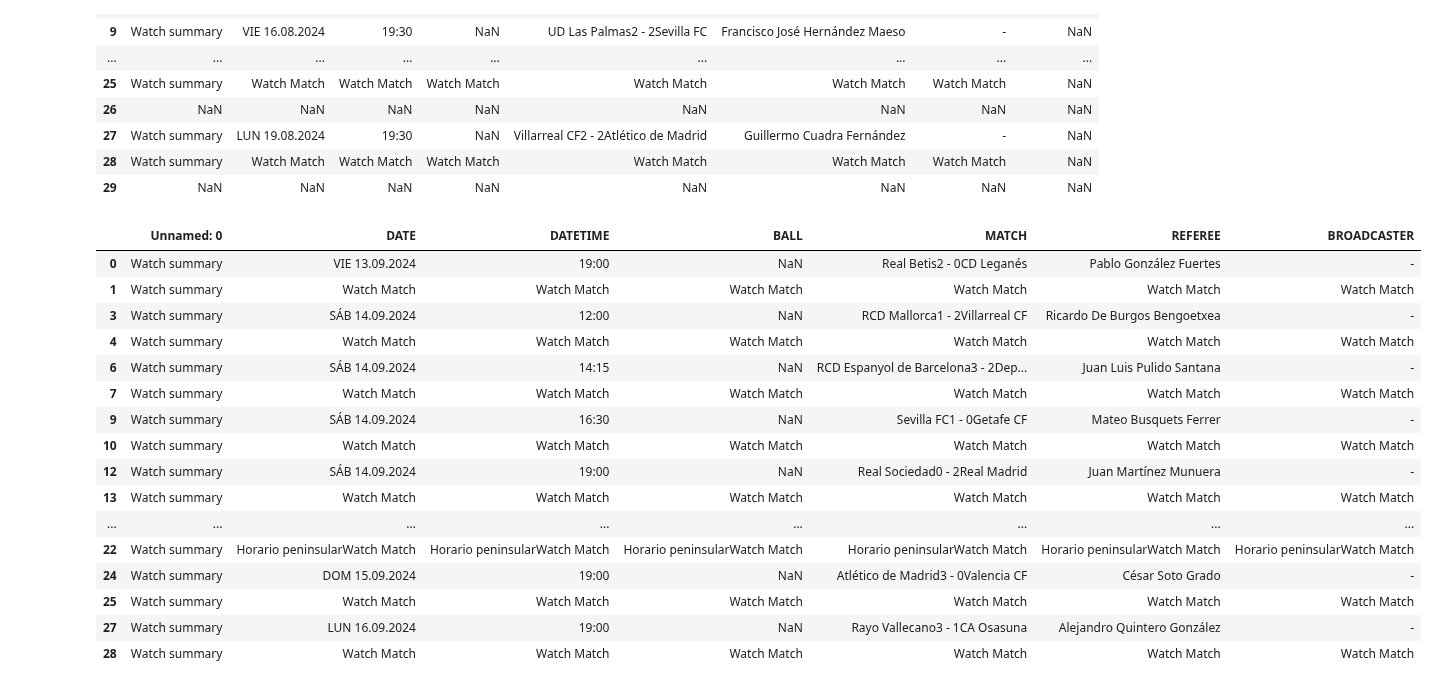
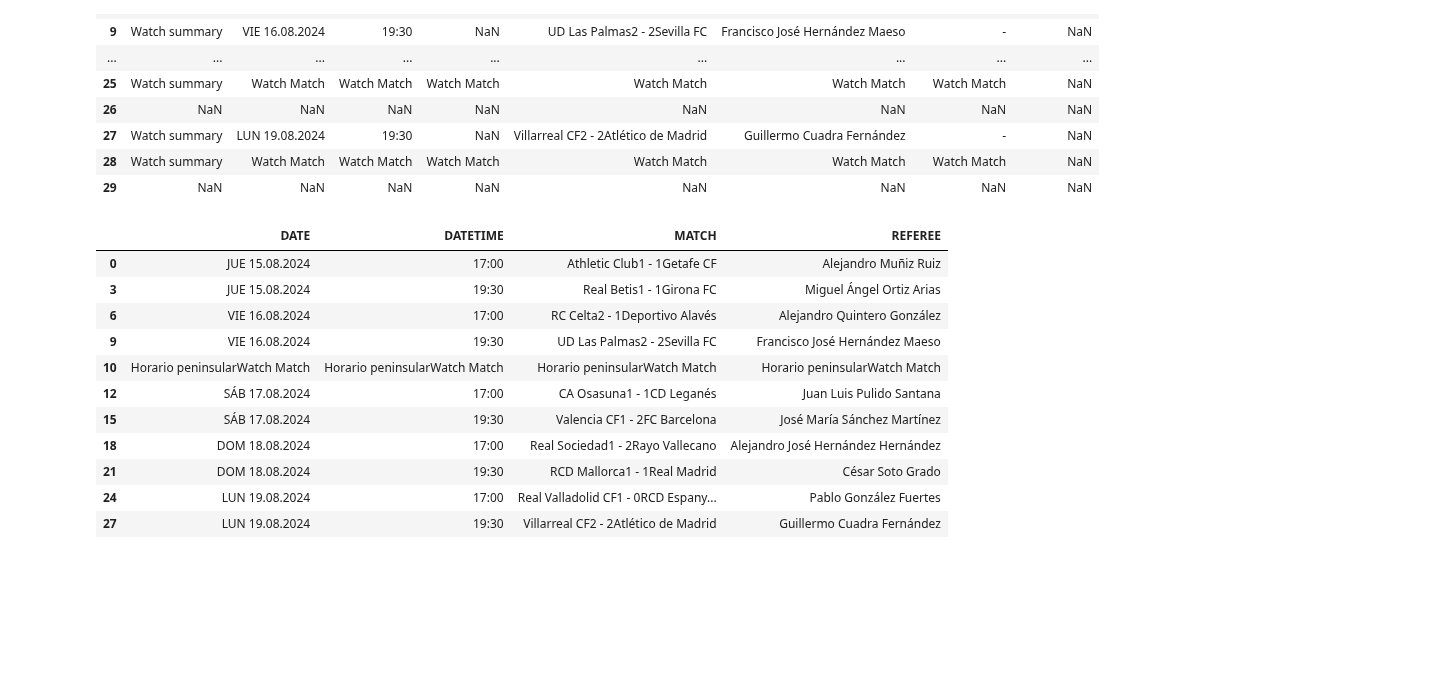
Before and after one commit to bryanpintado/fc-barcelona-dashboard, a Jupyter notebook: main.ipynb, the cells around one changed output. Saved outputs shown, nothing was run; the diff lists cells and outputs as text; code cells hidden in the pictures; blank space fills up the shorter version.

Commit message:
nearly removed all unnecessary rows and columns

```diff
--- a/main.ipynb
+++ b/main.ipynb
@@ -107,24 +107,24 @@ get_game_week_df(1)
 # %%
 def cleaned_df(week_number):
     raw_df = get_raw_game_week_df(week_number)
     df = raw_df.dropna(how='all').dropna(axis=1, how='all')
+    columns_to_drop = [df.columns[0],df.columns[3],df.columns[6]]
+    df = df.drop(columns_to_drop, axis=1)
+    df = df.drop_duplicates(keep = False)
+    # remove row if it contains: 'Horario peninsularWatch Match'
+    df = df.loc
     return df
-cleaned_df(5)
+cleaned_df(1)
 # %% [output]
-|  | Unnamed: 0 | DATE | DATETIME | BALL | MATCH | REFEREE | BROADCASTER |
-| 0 | Watch summary | VIE 13.09.2024 | 19:00 | NaN | Real Betis2 - 0CD Leganés | Pablo González Fuertes | - |
-| 1 | Watch summary | Watch Match | Watch Match | Watch Match | Watch Match | Watch Match | Watch Match |
-| 3 | Watch summary | SÁB 14.09.2024 | 12:00 | NaN | RCD Mallorca1 - 2Villarreal CF | Ricardo De Burgos Bengoetxea | - |
-| 4 | Watch summary | Watch Match | Watch Match | Watch Match | Watch Match | Watch Match | Watch Match |
-| 6 | Watch summary | SÁB 14.09.2024 | 14:15 | NaN | RCD Espanyol de Barcelona3 - 2Dep... | Juan Luis Pulido Santana | - |
-| 7 | Watch summary | Watch Match | Watch Match | Watch Match | Watch Match | Watch Match | Watch Match |
-| 9 | Watch summary | SÁB 14.09.2024 | 16:30 | NaN | Sevilla FC1 - 0Getafe CF | Mateo Busquets Ferrer | - |
-| 10 | Watch summary | Watch Match | Watch Match | Watch Match | Watch Match | Watch Match | Watch Match |
-| 12 | Watch summary | SÁB 14.09.2024 | 19:00 | NaN | Real Sociedad0 - 2Real Madrid | Juan Martínez Munuera | - |
-| 13 | Watch summary | Watch Match | Watch Match | Watch Match | Watch Match | Watch Match | Watch Match |
-| ... | ... | ... | ... | ... | ... | ... | ... |
-| 22 | Watch summary | Horario peninsularWatch Match | Horario peninsularWatch Match | Horario peninsularWatch Match | Horario peninsularWatch Match | Horario peninsularWatch Match | Horario peninsularWatch Match |
-| 24 | Watch summary | DOM 15.09.2024 | 19:00 | NaN | Atlético de Madrid3 - 0Valencia CF | César Soto Grado | - |
-| 25 | Watch summary | Watch Match | Watch Match | Watch Match | Watch Match | Watch Match | Watch Match |
-| 27 | Watch summary | LUN 16.09.2024 | 19:00 | NaN | Rayo Vallecano3 - 1CA Osasuna | Alejandro Quintero González | - |
-| 28 | Watch summary | Watch Match | Watch Match | Watch Match | Watch Match | Watch Match | Watch Match |
+|  | DATE | DATETIME | MATCH | REFEREE |
+| 0 | JUE 15.08.2024 | 17:00 | Athletic Club1 - 1Getafe CF | Alejandro Muñiz Ruiz |
+| 3 | JUE 15.08.2024 | 19:30 | Real Betis1 - 1Girona FC | Miguel Ángel Ortiz Arias |
+| 6 | VIE 16.08.2024 | 17:00 | RC Celta2 - 1Deportivo Alavés | Alejandro Quintero González |
+| 9 | VIE 16.08.2024 | 19:30 | UD Las Palmas2 - 2Sevilla FC | Francisco José Hernández Maeso |
+| 10 | Horario peninsularWatch Match | Horario peninsularWatch Match | Horario peninsularWatch Match | Horario peninsularWatch Match |
+| 12 | SÁB 17.08.2024 | 17:00 | CA Osasuna1 - 1CD Leganés | Juan Luis Pulido Santana |
+| 15 | SÁB 17.08.2024 | 19:30 | Valencia CF1 - 2FC Barcelona | José María Sánchez Martínez |
+| 18 | DOM 18.08.2024 | 17:00 | Real Sociedad1 - 2Rayo Vallecano | Alejandro José Hernández Hernández |
+| 21 | DOM 18.08.2024 | 19:30 | RCD Mallorca1 - 1Real Madrid | César Soto Grado |
+| 24 | LUN 19.08.2024 | 17:00 | Real Valladolid CF1 - 0RCD Espany... | Pablo González Fuertes |
+| 27 | LUN 19.08.2024 | 19:30 | Villarreal CF2 - 2Atlético de Madrid | Guillermo Cuadra Fernández |
```
